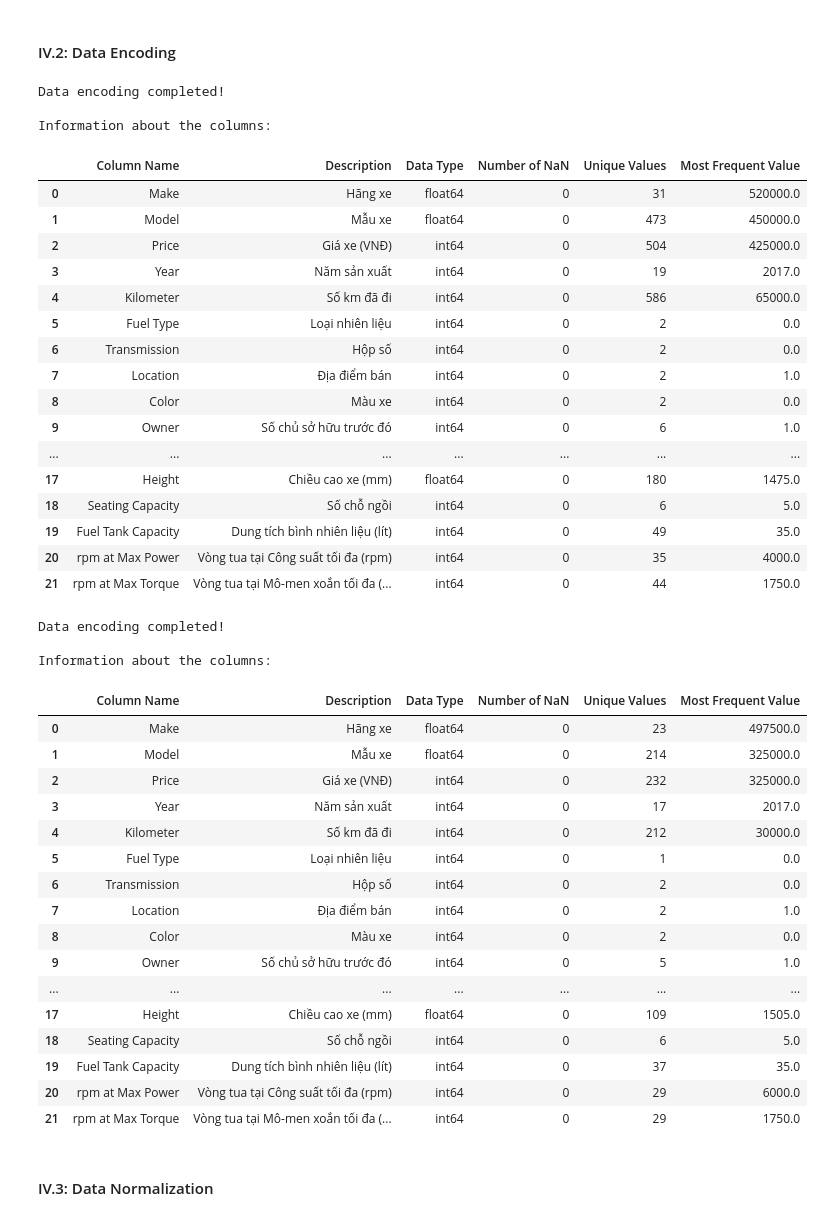
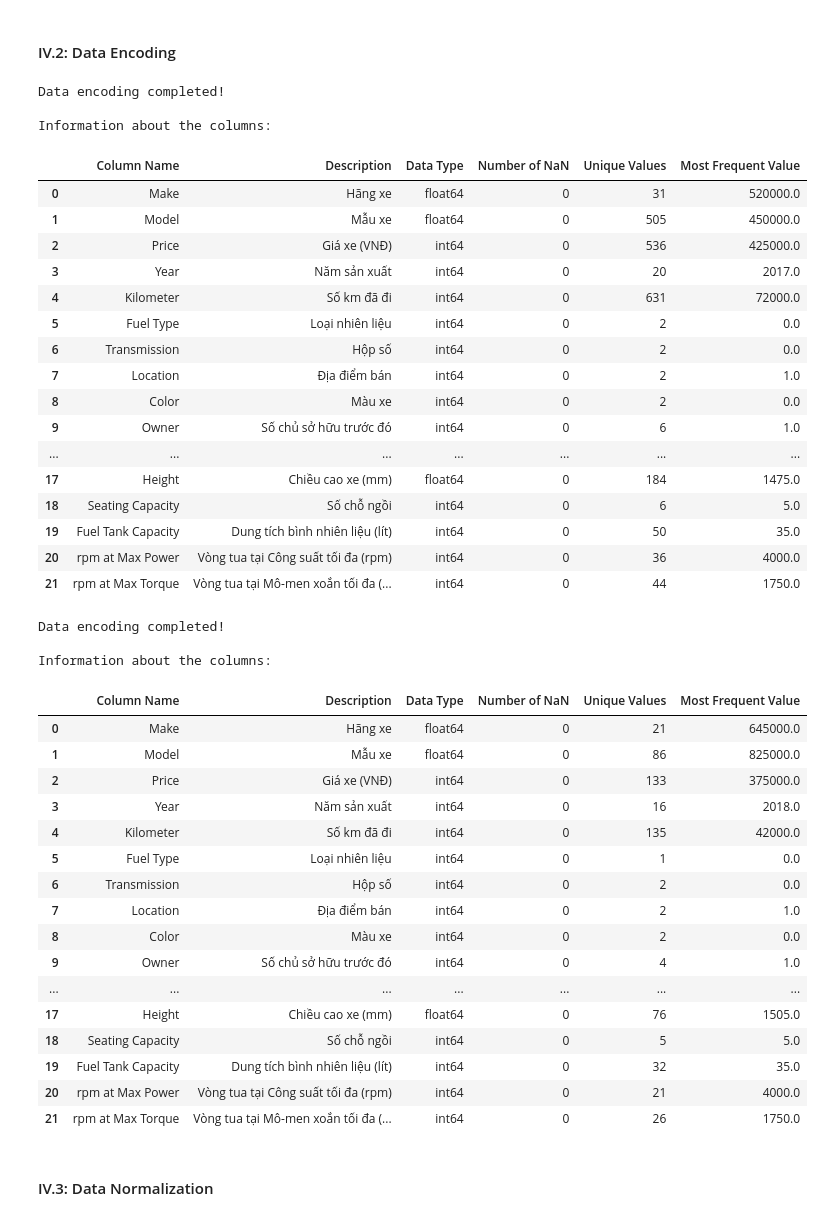
Before and after one commit to ductai05/Math-For-AI, a Jupyter notebook: DucTai_LR.ipynb, the cells around one changed output. Drawn from its saved outputs; the diff is of its cells as text; code cells hidden in the pictures.

```diff
--- a/DucTai_LR.ipynb
+++ b/DucTai_LR.ipynb
@@ -397,12 +456,11 @@ def normalize_data(self):
     """
 
     # Áp dụng log1p (log(1+x)) để tránh lỗi với giá trị 0
-    self.data['Price Norm'] = np.log1p(self.data['Price'])
     self.data['Kilometer'] = np.log1p(self.data['Kilometer'])
 
     # Chọn các cột số để scale
     numeric_cols = self.data.select_dtypes(include=['float64', 'int64']).columns
-    numeric_cols = numeric_cols.drop(['Price', 'Price Norm'])
+    numeric_cols = numeric_cols.drop(['Price'])
 
     min_vals = self.data[numeric_cols].min()
     max_vals = self.data[numeric_cols].max()
@@ -414,7 +472,30 @@ def normalize_data(self):
     self.unique_values()
     print("Data normalization completed!")
 
+    return range_vals, min_vals, max_vals
+
 DataProcessor.normalize_data = normalize_data
+
+def normalize_data_test_set(self, range_vals, min_vals):
+    """
+    Chuẩn hóa dữ liệu kiểm tra theo thông tin đã học từ tập huấn luyện:
+    - Áp dụng log transformation cho 'Price' và 'Kilometer' nhằm giảm ảnh hưởng do độ lệch quy mô.
+    - Sau đó dùng MinMaxScaler chuẩn hóa toàn bộ các biến số."
+    """
+    # Áp dụng log1p (log(1+x)) để tránh lỗi với giá trị 0
+    self.data['Kilometer'] = np.log1p(self.data['Kilometer'])
+
+    # Chọn các cột số để scale
+    numeric_cols = self.data.select_dtypes(include=['float64', 'int64']).columns
+    numeric_cols = numeric_cols.drop(['Price'])
+
+    # Normalize the test set
+    self.data[numeric_cols] = (self.data[numeric_cols] - min_vals) / range_vals
+
+    self.unique_values()
+    print("Data normalization completed!")
+
+DataProcessor.normalize_data_test_set = normalize_data_test_set
 # %% [markdown]
 ## Part I: Load and Explore data (train.csv)
 In this part, we will load and explore some information about the original data.
@@ -490,7 +571,7 @@ In this part, we split data into a training set and a validation set, fill NaN v
 # %% [markdown]
 #### II.0: Split dataset
 # %%
-train_data, valid_data = data.train_valid_split(valid_size=0.2, random_state=0)
+train_data, valid_data = data.train_valid_split(valid_size=0.1, random_state=0)
 # %% [markdown]
 #### II.1: Data cleaning
 # %%
@@ -631,7 +707,7 @@ Numeric Columns and number of unique values: 14
 #### IV.2: Data Encoding
 # %%
 # Encode the training data
-train_data.encode_data()
+encoding_information = train_data.encode_data()
 train_data.get_column_after_transform_info()
 # %% [output]
 Data encoding completed!
@@ -639,46 +715,46 @@ Data encoding completed!
 Information about the columns:
 |  | Column Name | Description | Data Type | Number of NaN | Unique Values | Most Frequent Value |
 | 0 | Make | Hãng xe | float64 | 0 | 31 | 520000.0 |
-| 1 | Model | Mẫu xe | float64 | 0 | 473 | 450000.0 |
-| 2 | Price | Giá xe (VNĐ) | int64 | 0 | 504 | 425000.0 |
-| 3 | Year | Năm sản xuất | int64 | 0 | 19 | 2017.0 |
-| 4 | Kilometer | Số km đã đi | int64 | 0 | 586 | 65000.0 |
+| 1 | Model | Mẫu xe | float64 | 0 | 505 | 450000.0 |
+| 2 | Price | Giá xe (VNĐ) | int64 | 0 | 536 | 425000.0 |
+| 3 | Year | Năm sản xuất | int64 | 0 | 20 | 2017.0 |
+| 4 | Kilometer | Số km đã đi | int64 | 0 | 631 | 72000.0 |
 | 5 | Fuel Type | Loại nhiên liệu | int64 | 0 | 2 | 0.0 |
 | 6 | Transmission | Hộp số | int64 | 0 | 2 | 0.0 |
 | 7 | Location | Địa điểm bán | int64 | 0 | 2 | 1.0 |
 | 8 | Color | Màu xe | int64 | 0 | 2 | 0.0 |
 | 9 | Owner | Số chủ sở hữu trước đó | int64 | 0 | 6 | 1.0 |
 | ... | ... | ... | ... | ... | ... | ... |
-| 17 | Height | Chiều cao xe (mm) | float64 | 0 | 180 | 1475.0 |
+| 17 | Height | Chiều cao xe (mm) | float64 | 0 | 184 | 1475.0 |
 | 18 | Seating Capacity | Số chỗ ngồi | int64 | 0 | 6 | 5.0 |
-| 19 | Fuel Tank Capacity | Dung tích bình nhiên liệu (lít) | int64 | 0 | 49 | 35.0 |
-| 20 | rpm at Max Power | Vòng tua tại Công suất tối đa (rpm) | int64 | 0 | 35 | 4000.0 |
+| 19 | Fuel Tank Capacity | Dung tích bình nhiên liệu (lít) | int64 | 0 | 50 | 35.0 |
+| 20 | rpm at Max Power | Vòng tua tại Công suất tối đa (rpm) | int64 | 0 | 36 | 4000.0 |
 | 21 | rpm at Max Torque | Vòng tua tại Mô-men xoắn tối đa (... | int64 | 0 | 44 | 1750.0 |
 # %%
 # Encode the validation data
-validation_data.encode_data()
+validation_data.encode_data_test_set(encoding_information)
 validation_data.get_column_after_transform_info()
 # %% [output]
 Data encoding completed!
 
 Information about the columns:
 |  | Column Name | Description | Data Type | Number of NaN | Unique Values | Most Frequent Value |
-| 0 | Make | Hãng xe | float64 | 0 | 23 | 497500.0 |
-| 1 | Model | Mẫu xe | float64 | 0 | 214 | 325000.0 |
-| 2 | Price | Giá xe (VNĐ) | int64 | 0 | 232 | 325000.0 |
-| 3 | Year | Năm sản xuất | int64 | 0 | 17 | 2017.0 |
-| 4 | Kilometer | Số km đã đi | int64 | 0 | 212 | 30000.0 |
+| 0 | Make | Hãng xe | float64 | 0 | 21 | 645000.0 |
+| 1 | Model | Mẫu xe | float64 | 0 | 86 | 825000.0 |
+| 2 | Price | Giá xe (VNĐ) | int64 | 0 | 133 | 375000.0 |
+| 3 | Year | Năm sản xuất | int64 | 0 | 16 | 2018.0 |
+| 4 | Kilometer | Số km đã đi | int64 | 0 | 135 | 42000.0 |
 | 5 | Fuel Type | Loại nhiên liệu | int64 | 0 | 1 | 0.0 |
 | 6 | Transmission | Hộp số | int64 | 0 | 2 | 0.0 |
 | 7 | Location | Địa điểm bán | int64 | 0 | 2 | 1.0 |
 | 8 | Color | Màu xe | int64 | 0 | 2 | 0.0 |
-| 9 | Owner | Số chủ sở hữu trước đó | int64 | 0 | 5 | 1.0 |
+| 9 | Owner | Số chủ sở hữu trước đó | int64 | 0 | 4 | 1.0 |
 | ... | ... | ... | ... | ... | ... | ... |
-| 17 | Height | Chiều cao xe (mm) | float64 | 0 | 109 | 1505.0 |
-| 18 | Seating Capacity | Số chỗ ngồi | int64 | 0 | 6 | 5.0 |
-| 19 | Fuel Tank Capacity | Dung tích bình nhiên liệu (lít) | int64 | 0 | 37 | 35.0 |
-| 20 | rpm at Max Power | Vòng tua tại Công suất tối đa (rpm) | int64 | 0 | 29 | 6000.0 |
-| 21 | rpm at Max Torque | Vòng tua tại Mô-men xoắn tối đa (... | int64 | 0 | 29 | 1750.0 |
+| 17 | Height | Chiều cao xe (mm) | float64 | 0 | 76 | 1505.0 |
+| 18 | Seating Capacity | Số chỗ ngồi | int64 | 0 | 5 | 5.0 |
+| 19 | Fuel Tank Capacity | Dung tích bình nhiên liệu (lít) | int64 | 0 | 32 | 35.0 |
+| 20 | rpm at Max Power | Vòng tua tại Công suất tối đa (rpm) | int64 | 0 | 21 | 4000.0 |
+| 21 | rpm at Max Torque | Vòng tua tại Mô-men xoắn tối đa (... | int64 | 0 | 26 | 1750.0 |
 # %%
 # Create save point: after encoding
 train_data_after_encoding = copy.deepcopy(train_data)
```
Also changed, not shown: parts of 23 cells of this notebook, 2 other files.
